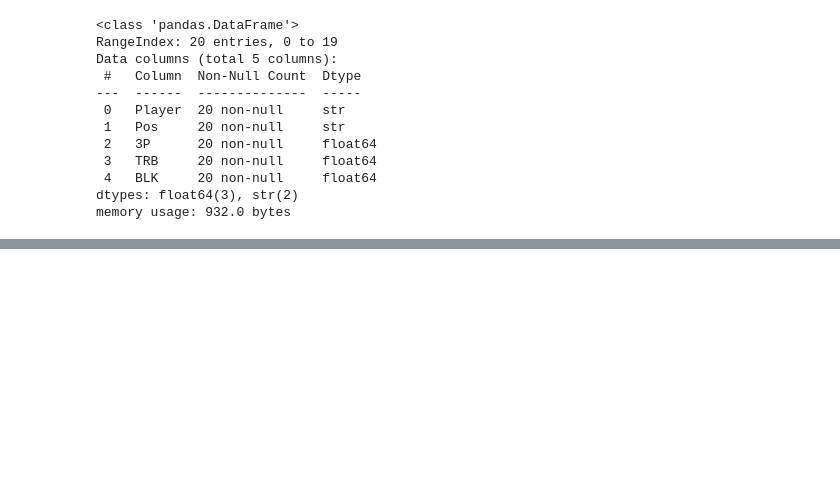
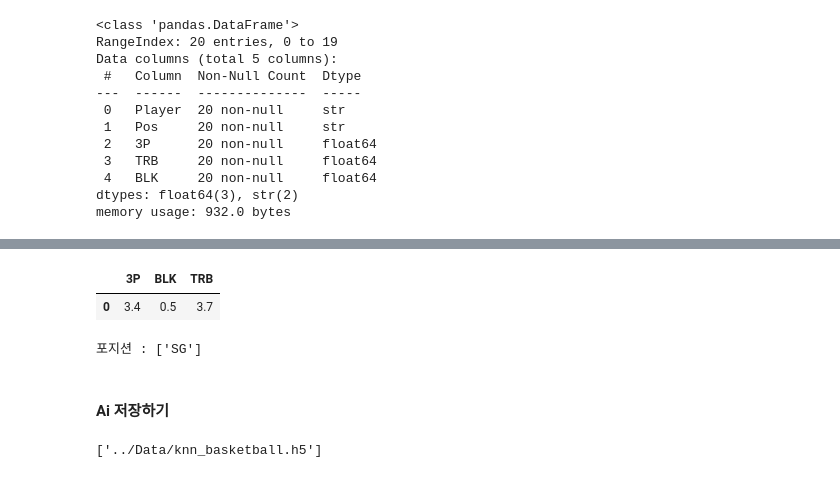
Before and after one commit to xywon0219nate-blip/Machine-Learning, a Jupyter notebook: Note/11.knn_basketball.ipynb, the cells around one changed output, grey strips where cells are left out. Saved outputs shown, nothing was run; the diff lists cells and outputs as text; code cells hidden in the pictures; blank space fills up the shorter version.

```diff
--- a/Note/11.knn_basketball.ipynb
+++ b/Note/11.knn_basketball.ipynb
@@ -47,0 +192,19 @@ memory usage: 932.0 bytes
+# %%
+# 점수 입력
+data = {
+   '3P' : [3.4],
+   'BLK' : [0.5],
+   'TRB' : [3.7]
+}
+df = pd.DataFrame(data)
+df
+# %% [output]
+|  | 3P | BLK | TRB |
+| 0 | 3.4 | 0.5 | 3.7 |
+# %%
+pred= knn.predict(df)
+print("포지션 :", pred)
+# %% [output]
+포지션 : ['SG']
+# %% [markdown]
+#### Ai 저장하기
@@ -47,0 +213,4 @@ memory usage: 932.0 bytes
+# %%
+joblib.dump(knn, "../Data/knn_basketball.h5")
+# %% [output]
+['../Data/knn_basketball.h5']
```
Also changed, not shown: parts of 25 cells of this notebook, 4 other files.
